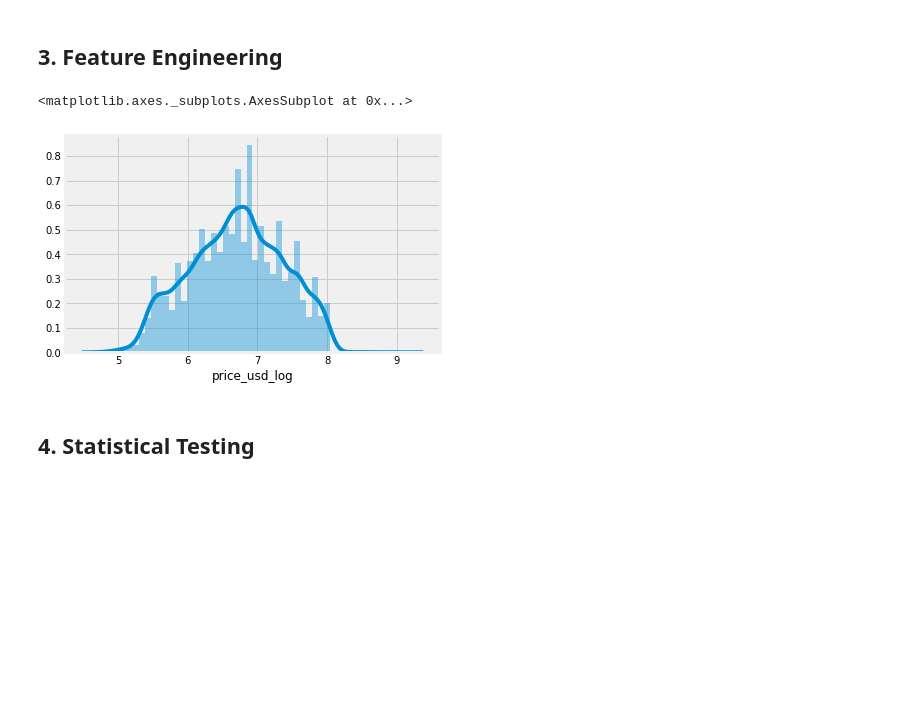
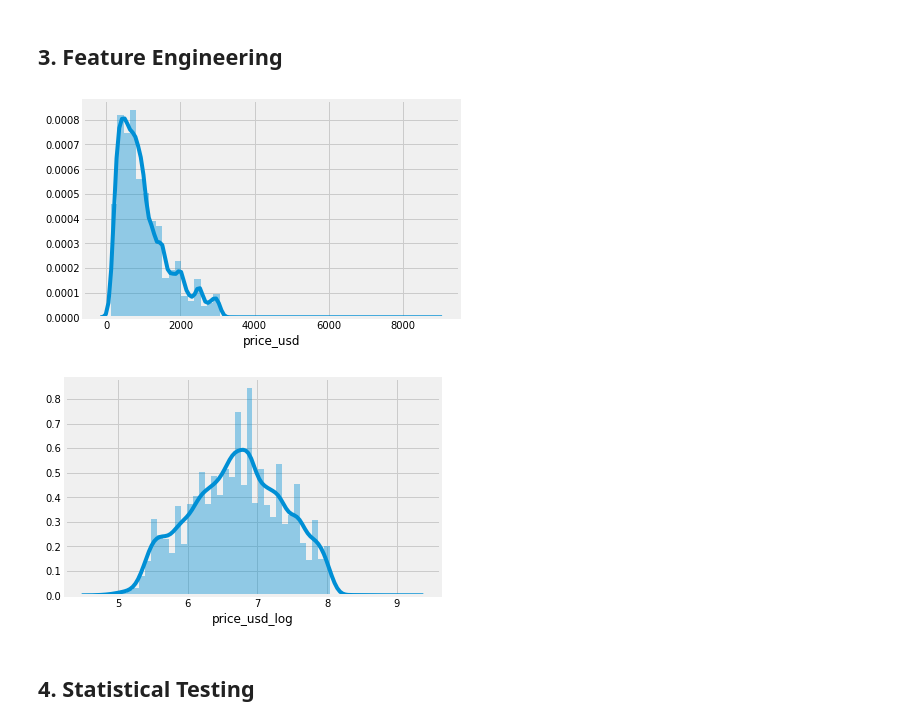
Before and after one commit to dolcikey/Cape_Town_AirBNB, a Jupyter notebook: Final_Cape_Town_AirBNB.ipynb, the cells around one changed output. Drawn from its saved outputs; the diff is of its cells as text; code cells hidden in the pictures; blank space fills up the shorter version.

```diff
--- a/Final_Cape_Town_AirBNB.ipynb
+++ b/Final_Cape_Town_AirBNB.ipynb
@@ -112 +150,3 @@ listing_df.neighbourhood = listing_df.neighbourhood.astype(int)
+# %%
+listing_df['total_10000 _rounded_y'] = np.where((listing_df['neighbourhood'] == 112), 175, listing_df['total_10000 _rounded_y'])
 # %%
@@ -114 +154,3 @@ listing_df.neighbourhood = listing_df.neighbourhood.astype(int)
+# %%
+listing_df['total_10000 _rounded_y'] = np.where((listing_df['neighbourhood'] == 113), 237, listing_df['total_10000 _rounded_y'])
 # %%
@@ -116 +158,3 @@ listing_df.neighbourhood = listing_df.neighbourhood.astype(int)
+# %%
+listing_df['total_10000 _rounded_y'] = np.where((listing_df['neighbourhood'] == 115), 266, listing_df['total_10000 _rounded_y'])
 # %%
@@ -118,3 +162,5 @@ listing_df.neighbourhood = listing_df.neighbourhood.astype(int)
+# %%
+listing_df['total_10000 _rounded_y'] = np.where((listing_df['neighbourhood'] == 116), 265, listing_df['total_10000 _rounded_y'])
 # %% [markdown]
 ## 3. Feature Engineering
 # %%
@@ -123,11 +169,15 @@ listing_df.neighbourhood = listing_df.neighbourhood.astype(int)
 listing_df['price_usd_log'] = np.log(listing_df['price_usd'])
 # %%
 # Feature Engineering
+# %%
+sns.distplot(listing_df['price_usd']);
+# %% [output]
+[figure, added]
 # %%
 # Using the log I can normalize the plot a little bit
-sns.distplot(listing_df['price_usd_log'])
+
+sns.distplot(listing_df['price_usd_log']);
 # %% [output]
-<matplotlib.axes._subplots.AxesSubplot at 0x...>
 [figure]
 # %%
 # Distance to Cape Town City Center
```
Also changed, not shown: parts of 23 cells of this notebook.
